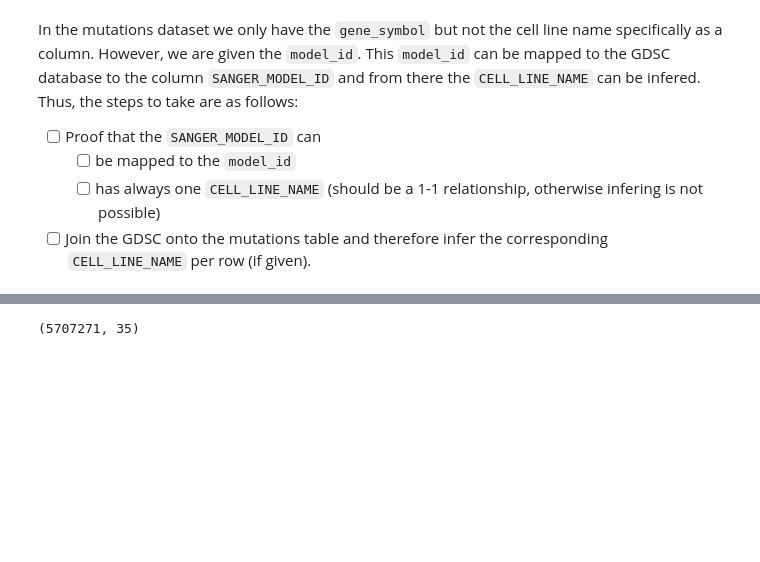
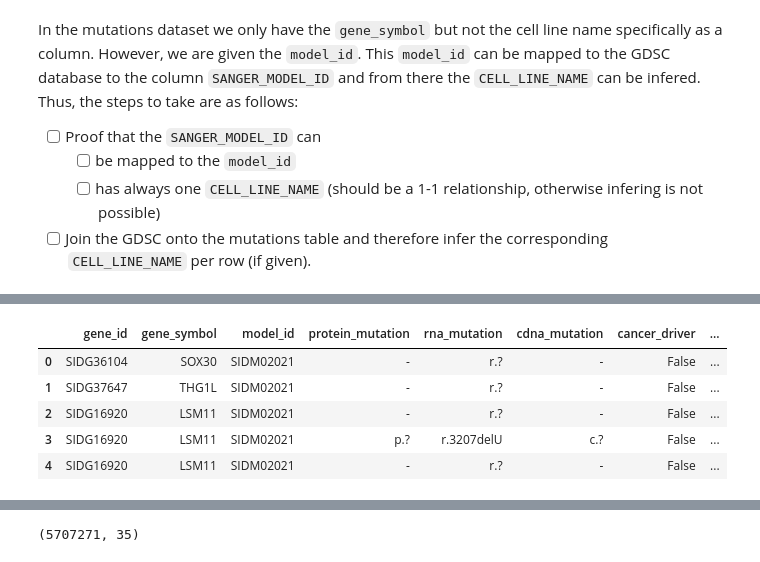
Before and after one commit to PeeteKeesel/gnn-for-drug-response-prediction, a Jupyter notebook: 04_GDSC_map_mutations.ipynb, the cells around one changed output, grey strips where cells are left out. Saved outputs shown, nothing was run; the diff lists cells and outputs as text; code cells hidden in the pictures; blank space fills up the shorter version.

```diff
--- a/04_GDSC_map_mutations.ipynb
+++ b/04_GDSC_map_mutations.ipynb
@@ -57,7 +64,7 @@ MUTATION_FILE
 'mutations_all_20220315.csv'
 # %%
 start = time.time()
-mutations_data = pd.read_csv(f'{PATH_TO_CNV_DATA}{MUTATION_FILE}', sep=",", header=0)
-print(f"File `{MUTATION_FILE}` took {time.time()-start:.5f} seconds to import. \nShape: {mutations_data.shape}")
-mutations_data.head(10)
+mutations_all = pd.read_csv(f'{PATH_TO_CNV_DATA}{MUTATION_FILE}', sep=",", header=0)
+print(f"File `{MUTATION_FILE}` took {time.time()-start:.5f} seconds to import. \nShape: {mutations_all.shape}")
+mutations_all.head(10)
 # %% [output]
@@ -101,0 +140,9 @@ In the mutations dataset we only have the `gene_symbol` but not the cell line na
+# %%
+mutations_all.head(5)
+# %% [output]
+|  | gene_id | gene_symbol | model_id | protein_mutation | rna_mutation | cdna_mutation | cancer_driver | ... |
+| 0 | SIDG36104 | SOX30 | SIDM02021 | - | r.? | - | False | ... |
+| 1 | SIDG37647 | THG1L | SIDM02021 | - | r.? | - | False | ... |
+| 2 | SIDG16920 | LSM11 | SIDM02021 | - | r.? | - | False | ... |
+| 3 | SIDG16920 | LSM11 | SIDM02021 | p.? | r.3207delU | c.? | False | ... |
+| 4 | SIDG16920 | LSM11 | SIDM02021 | - | r.? | - | False | ... |
```
Also changed, not shown: parts of 45 cells of this notebook, 3 other files.
